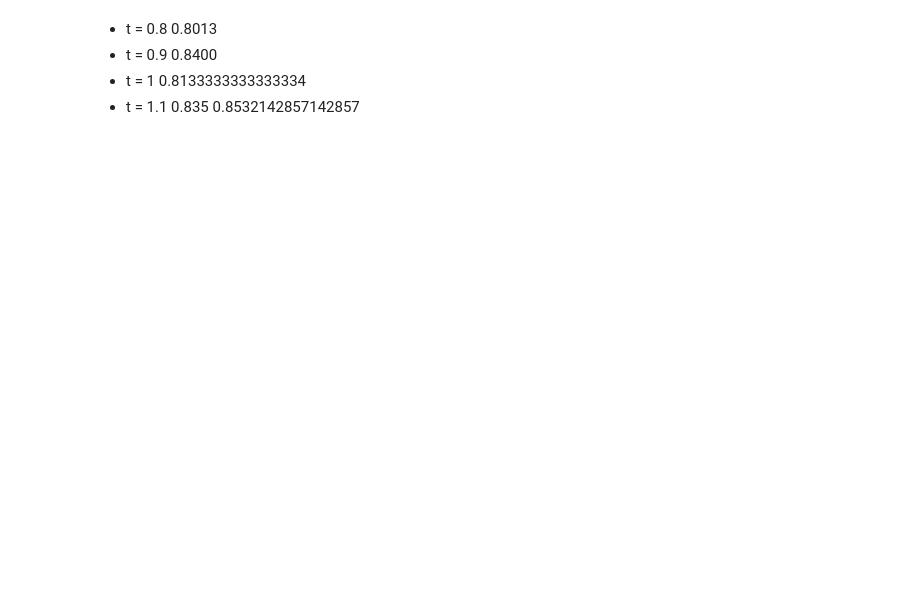
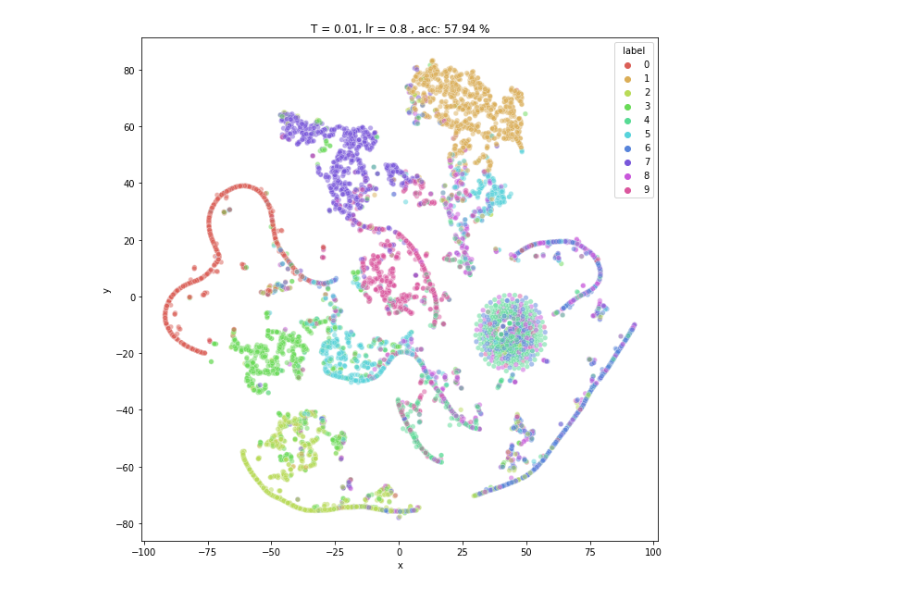
Before and after one commit to gzawadzki-gd/mnist-with-Tsoftmax, a Jupyter notebook: mnist-from-scratch-with-numpy-and-t-softmax.ipynb, the cells around one changed output. Drawn from its saved outputs; the diff is of its cells as text; code cells hidden in the pictures; blank space fills up the shorter version.

Commit message:
add plots and data

```diff
--- a/mnist-from-scratch-with-numpy-and-t-softmax.ipynb
+++ b/mnist-from-scratch-with-numpy-and-t-softmax.ipynb
@@ -117,3 +129,6 @@ def test_prediction(index, W1, b1, W2, b2):
     plt.show()
 # %%
-W1, b1, W2, b2, Z2 = gradient_descent(X_train, y_train, 2000, 0.6, 30)
+lr = 0.8
+T = 0.01
+iters = 1000
+W1, b1, W2, b2, Z2 = gradient_descent(X_train, y_train, iters, lr, T)
@@ -127,0 +153,4 @@ array([ 315.1284298 , -273.15235939,   83.11972464,  198.28001066,
+# %%
+dev_predictions, embs = make_predictions(X_val, W1, b1, W2, b2)
+acc = round(get_accuracy(dev_predictions, y_val) * 100, 2)
+print(acc)
@@ -128,6 +160,11 @@ array([ 315.1284298 , -273.15235939,   83.11972464,  198.28001066,
 # %%
 from sklearn.manifold import TSNE
-tsne = TSNE(random_state=1, n_iter=800, metric="cosine")
 
-embs_01 = tsne.fit_transform(Z2.T)
+tsne = TSNE(random_state=1, verbose=1, metric="cosine")
+
+embs = tsne.fit_transform(embs.T)
 # Add to dataframe for convenience
+dfx = pd.DataFrame()
+dfx["x"] = embs[:, 0]
+dfx["y"] = embs[:, 1]
+dfx["label"] = y_val
@@ -134,11 +187,20 @@ embs_01 = tsne.fit_transform(Z2.T)
-# %%
-dfx = pd.DataFrame()
-dfx['x'] = embs_01[:, 0]
-dfx['y'] = embs_01[:, 1]
-dfx['label'] = y_train
 # %%
 import seaborn as sns
-sns.set(rc={'figure.figsize':(11.7,8.27)})
+import matplotlib.pyplot as plt
+from datetime import datetime
 
-sns.scatterplot(data=dfx, x='x', y='y', alpha=0.5, hue='label', palette='tab10').set(title='t=30, lr=0.6, epoches=2000, tsne=800')
-plt.savefig('img1.png')
+timestamp = datetime.now().strftime("%Y%m%d_%H%M%S")
+
+plt.figure(figsize=[10, 10])
+sns.scatterplot(
+    data=dfx,
+    x="x",
+    y="y",
+    alpha=0.5,
+    hue="label",
+    palette=sns.color_palette("hls", 10),
+    s=30,
+).set(title=f"T = {T}, lr = {lr} , acc: {acc} %")
+plt.savefig(f"plots/{timestamp}.png")
+# %% [output]
+[figure, added]
@@ -148,9 +207,3 @@ get_accuracy(dev_predictions, y_val)
-# %% [markdown]
-
-* t = 0.8 0.8013
-* t = 0.9 0.8400
-* t = 1 0.8133333333333334
-* t = 1.1 0.835 0.8532142857142857
 # %%
 test = np.array(test)
 test = test.T
```
Also changed, not shown: parts of 19 cells of this notebook, 17 other files.
